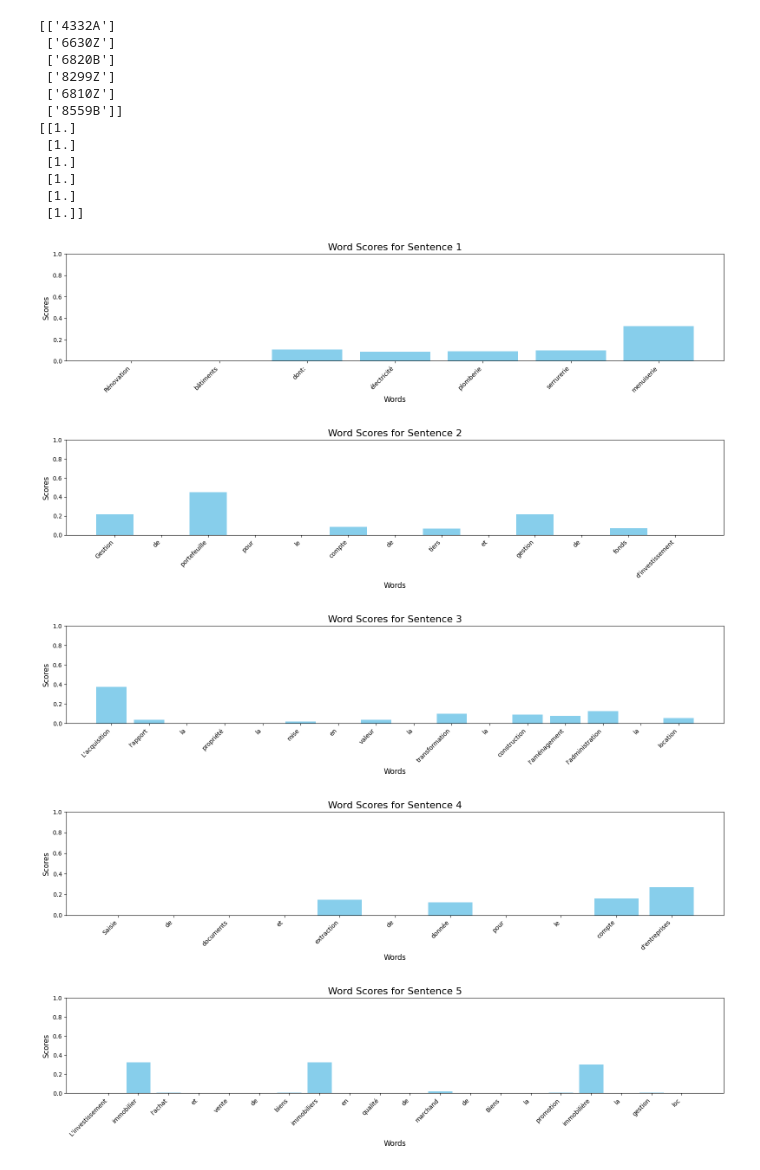
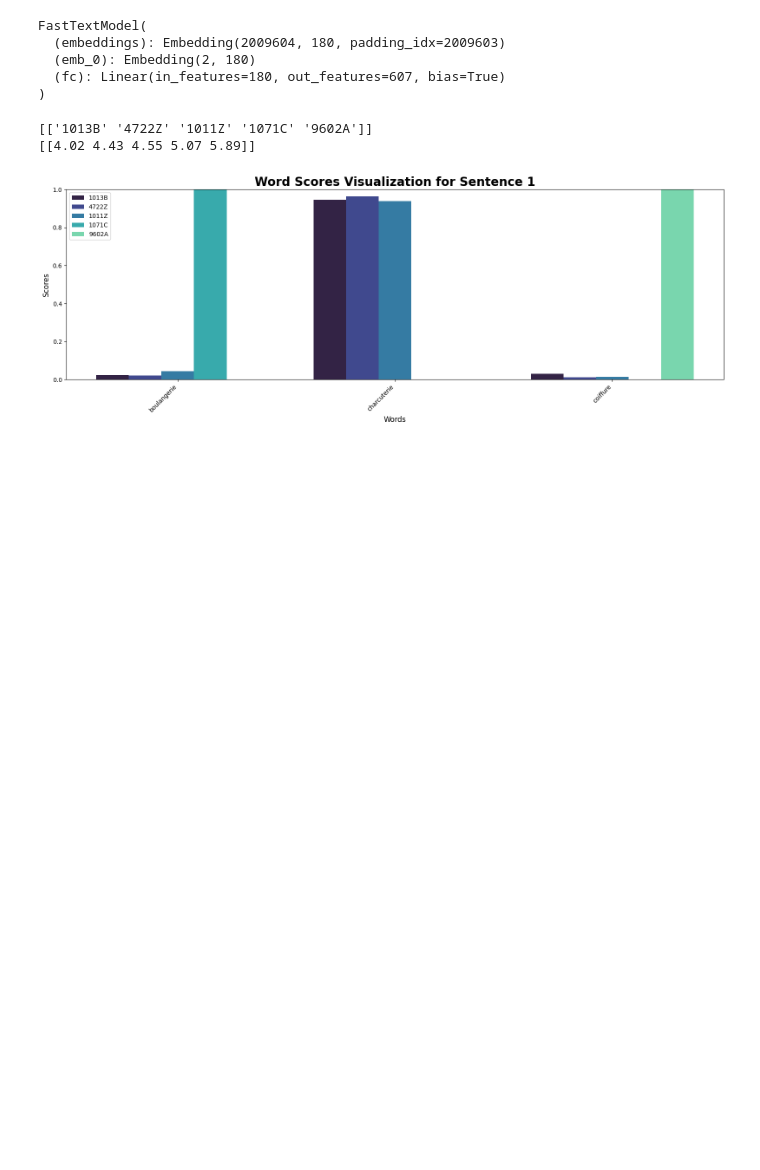
Before and after one commit to InseeFrLab/torch-fastText, a Jupyter notebook: src/experiments.ipynb, the cells around one changed output. Drawn from its saved outputs; the diff is of its cells as text; code cells hidden in the pictures; blank space fills up the shorter version.

Commit message:
modified:   .gitignore 	modified:   src/experiments.ipynb 	modified:   src/explainability/explainability_viz.py 	modified:   src/explainability/utils.py 	modified:   src/models/model.py

```diff
--- a/src/experiments.ipynb
+++ b/src/experiments.ipynb
@@ -51,30 +47,26 @@ model = module.model
+# %%
+model = torch.load("model.pth")
+model.eval()
+model
+# %% [output]
+FastTextModel(
+  (embeddings): Embedding(2009604, 180, padding_idx=2009603)
+  (emb_0): Embedding(2, 180)
+  (fc): Linear(in_features=180, out_features=607, bias=True)
+)
 # %%
-text = ["Rénovation bâtiments dont: électricité, plomberie, serrurerie, menuiserie", "Gestion de portefeuille pour le compte de tiers et gestion de fonds d'investissement",
-"L'acquisition, l'apport, la propriété, la mise en valeur, la transformation, la construction, l'aménagement, l'administration, la location",
-"Saisie de documents et extraction de donnée pour le compte d'entreprises", "L'investissement immobilier, l'achat et vente de biens immobiliers en qualité de marchand de Biens, la promotion immobilière, la gestion loc",
-"La Société a pour objet en France et à l'étranger : - l'activité de conseil au profit de toute personne physique ou morale ; - l'enseignement et la formation de toutes matières en cours collectifs et particuliers à domicile ou dans des établissements scolaires"]
+# text = ["Rénovation bâtiments dont: électricité, plomberie, serrurerie, menuiserie", "Gestion de portefeuille pour le compte de tiers et gestion de fonds d'investissement",
+# "L'acquisition, l'apport, la propriété, la mise en valeur, la transformation, la construction, l'aménagement, l'administration, la location",
+# "Saisie de documents et extraction de donnée pour le compte d'entreprises", "L'investissement immobilier, l'achat et vente de biens immobiliers en qualité de marchand de Biens, la promotion immobilière, la gestion loc",
+# "La Société a pour objet en France et à l'étranger : - l'activité de conseil au profit de toute personne physique ou morale ; - l'enseignement et la formation de toutes matières en cours collectifs et particuliers à domicile ou dans des établissements scolaires"]
 
-#text = ["coiffure, coiffure, coiffure"]
+text = ["boulangerie, charcuterie, coiffure"]
 params = {'additional_var':[1]*len(text)}
-pred, confidence, all_scores = model.predict_and_explain(text, params)
+pred, confidence, all_scores = model.predict_and_explain(text, params, top_k=5)
 print(pred)
 print(confidence)
-explainability.explainability_viz.visualize_word_scores(all_scores, text)
+explainability.explainability_viz.visualize_word_scores(all_scores, text, pred)
 # %% [output]
-[['4332A']
- ['6630Z']
- ['6820B']
- ['8299Z']
- ['6810Z']
- ['8559B']]
-[[1.]
- [1.]
- [1.]
- [1.]
- [1.]
- [1.]]
+[['1013B' '4722Z' '1011Z' '1071C' '9602A']]
+[[4.02 4.43 4.55 5.07 5.89]]
-[figure, old version]
+[figure, new version]
-[figure, removed]
-[figure, removed]
-[figure, removed]
-[figure, removed]
```
Also changed, not shown: parts of 4 cells of this notebook, 4 other files.
